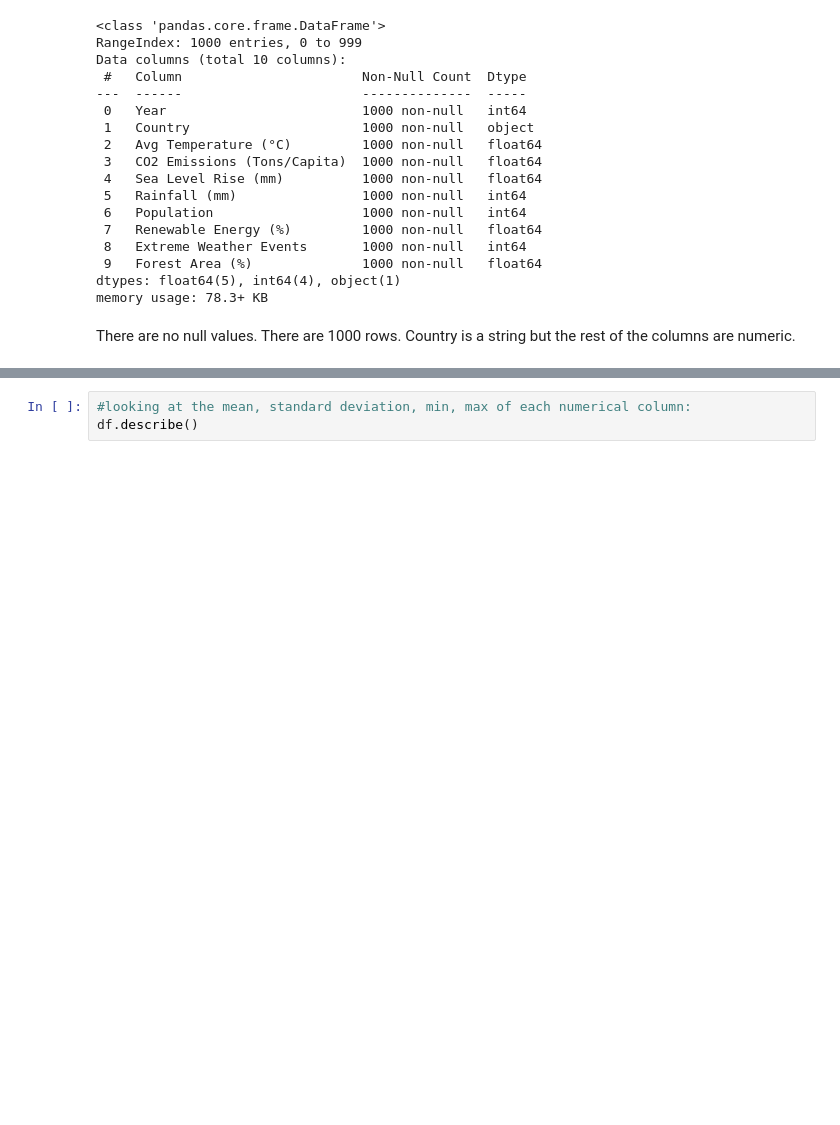
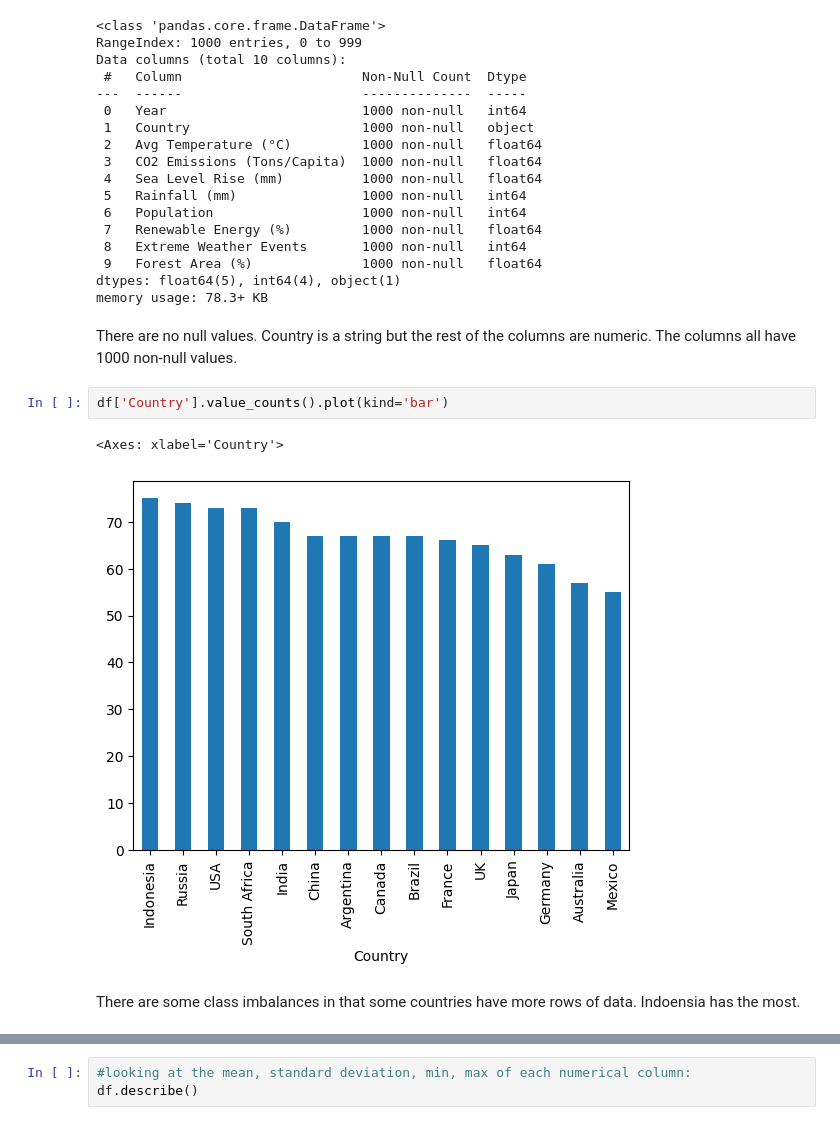
Before and after one commit to max-issokson-bu/Module-B-semester-2, a Jupyter notebook: OMDS-ModB2-Week2-Issokson-Max.ipynb, the cells around one changed output, grey strips where cells are left out. Saved outputs shown, nothing was run; the diff lists cells and outputs as text; blank space fills up the shorter version.

```diff
--- a/OMDS-ModB2-Week2-Issokson-Max.ipynb
+++ b/OMDS-ModB2-Week2-Issokson-Max.ipynb
@@ -43,4 +71,11 @@ Data columns (total 10 columns):
 dtypes: float64(5), int64(4), object(1)
 memory usage: 78.3+ KB
 # %% [markdown]
-There are no null values. There are 1000 rows. Country is a string but the rest of the columns are numeric.
+There are no null values. Country is a string but the rest of the columns are numeric. The columns all have 1000 non-null values.
+# %%
+df['Country'].value_counts().plot(kind='bar')
+# %% [output]
+<Axes: xlabel='Country'>
+[figure, added]
+# %% [markdown]
+There are some class imbalances in that some countries have more rows of data. Indoensia has the most.
```
Also changed, not shown: parts of 11 cells of this notebook.
